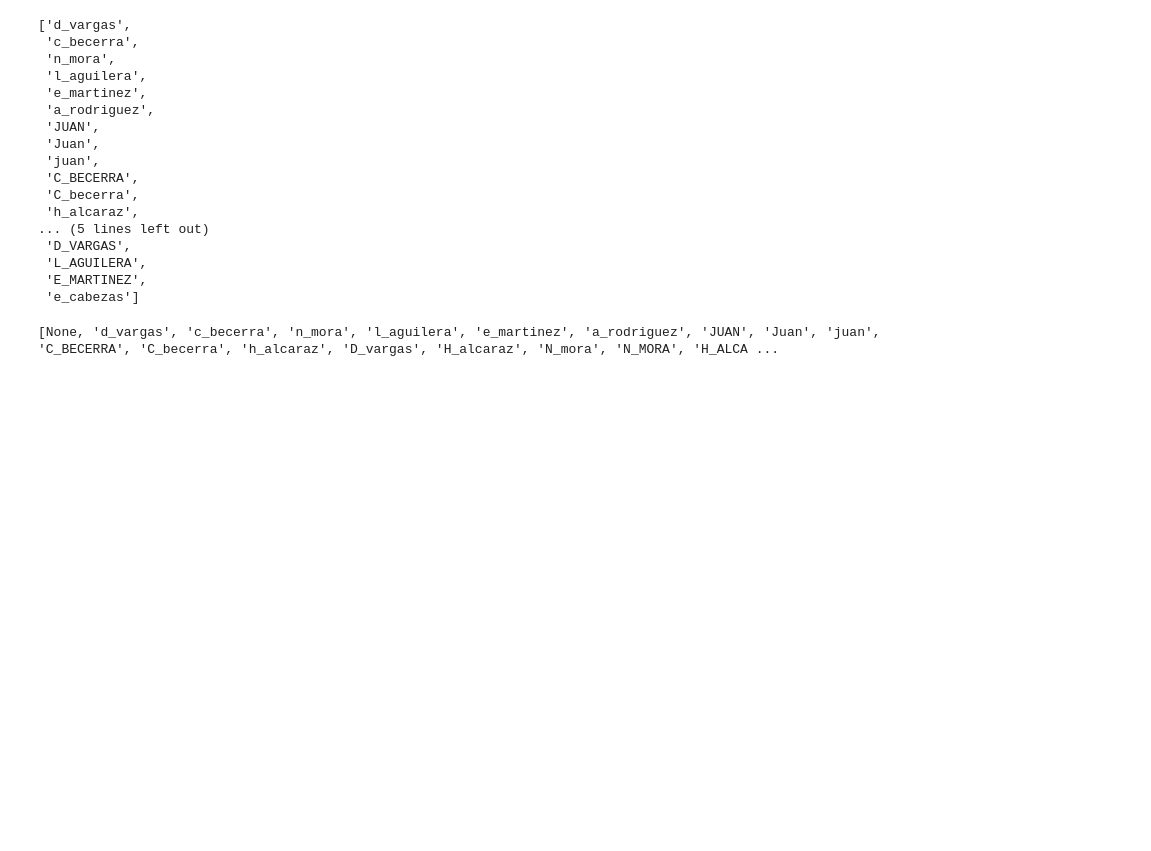
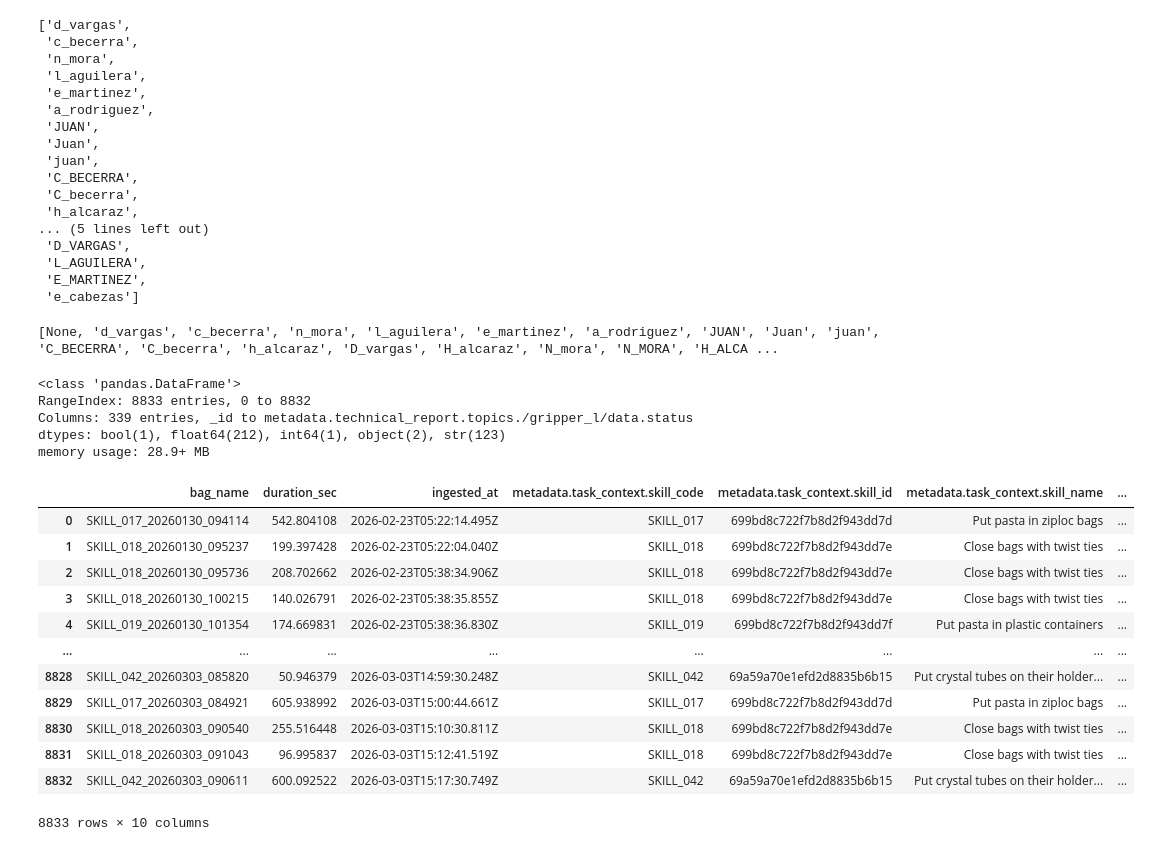
Before and after one commit to Mattanaka343/Dashboards, a Jupyter notebook: burner.ipynb, the cells around one changed output. Drawn from its saved outputs; the diff is of its cells as text; code cells hidden in the pictures; blank space fills up the shorter version.

```diff
--- a/burner.ipynb
+++ b/burner.ipynb
@@ -86,3 +86,27 @@ opes = list(data['Operator'].unique())
 # %%
 import pandas as pd
 data = pd.read_csv('Data/Raw/nurvai_stage_recordings.csv')
+# %%
+data.info()
+# %% [output]
+<class 'pandas.DataFrame'>
+RangeIndex: 8833 entries, 0 to 8832
+Columns: 339 entries, _id to metadata.technical_report.topics./gripper_l/data.status
+dtypes: bool(1), float64(212), int64(1), object(2), str(123)
+memory usage: 28.9+ MB
+# %%
+data.iloc[:,1:11]
+# %% [output]
+|  | bag_name | duration_sec | ingested_at | metadata.task_context.skill_code | metadata.task_context.skill_id | metadata.task_context.skill_name | ... |
+| 0 | SKILL_017_20260130_094114 | 542.804108 | 2026-02-23T05:22:14.495Z | SKILL_017 | 699bd8c722f7b8d2f943dd7d | Put pasta in ziploc bags | ... |
+| 1 | SKILL_018_20260130_095237 | 199.397428 | 2026-02-23T05:22:04.040Z | SKILL_018 | 699bd8c722f7b8d2f943dd7e | Close bags with twist ties | ... |
+| 2 | SKILL_018_20260130_095736 | 208.702662 | 2026-02-23T05:38:34.906Z | SKILL_018 | 699bd8c722f7b8d2f943dd7e | Close bags with twist ties | ... |
+| 3 | SKILL_018_20260130_100215 | 140.026791 | 2026-02-23T05:38:35.855Z | SKILL_018 | 699bd8c722f7b8d2f943dd7e | Close bags with twist ties | ... |
+| 4 | SKILL_019_20260130_101354 | 174.669831 | 2026-02-23T05:38:36.830Z | SKILL_019 | 699bd8c722f7b8d2f943dd7f | Put pasta in plastic containers | ... |
+| ... | ... | ... | ... | ... | ... | ... | ... |
+| 8828 | SKILL_042_20260303_085820 | 50.946379 | 2026-03-03T14:59:30.248Z | SKILL_042 | 69a59a70e1efd2d8835b6b15 | Put crystal tubes on their holder... | ... |
+| 8829 | SKILL_017_20260303_084921 | 605.938992 | 2026-03-03T15:00:44.661Z | SKILL_017 | 699bd8c722f7b8d2f943dd7d | Put pasta in ziploc bags | ... |
+| 8830 | SKILL_018_20260303_090540 | 255.516448 | 2026-03-03T15:10:30.811Z | SKILL_018 | 699bd8c722f7b8d2f943dd7e | Close bags with twist ties | ... |
+| 8831 | SKILL_018_20260303_091043 | 96.995837 | 2026-03-03T15:12:41.519Z | SKILL_018 | 699bd8c722f7b8d2f943dd7e | Close bags with twist ties | ... |
+| 8832 | SKILL_042_20260303_090611 | 600.092522 | 2026-03-03T15:17:30.749Z | SKILL_042 | 69a59a70e1efd2d8835b6b15 | Put crystal tubes on their holder... | ... |
+8833 rows × 10 columns
```
Also changed, not shown: parts of 24 cells of this notebook, 4 other files.
